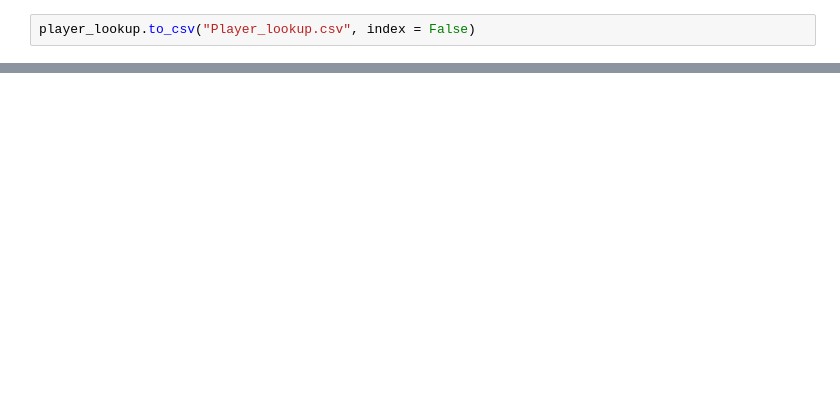
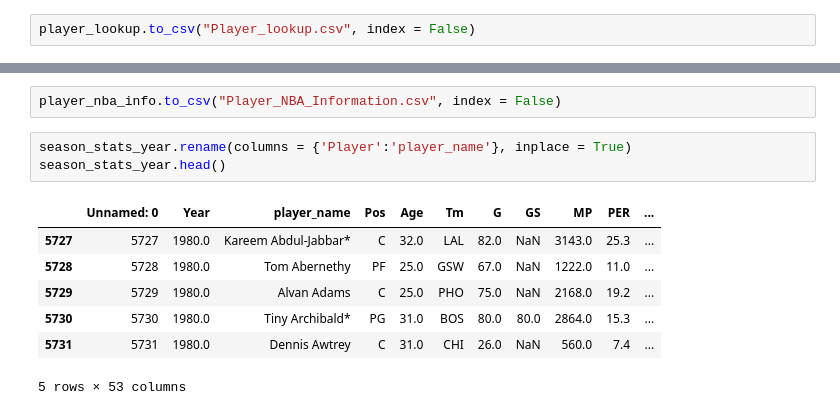
Before and after one commit to NotkerNotker/ETL-Pros, a Jupyter notebook: NBA_Players.ipynb, the cells around one changed output, grey strips where cells are left out. Cells and saved outputs as stored; diff of their text form; blank space fills up the shorter version.

```diff
--- a/NBA_Players.ipynb
+++ b/NBA_Players.ipynb
@@ -140,0 +203,13 @@ player_lookup.to_csv("Player_lookup.csv", index = False)
+# %%
+player_nba_info.to_csv("Player_NBA_Information.csv", index = False)
+# %%
+season_stats_year.rename(columns = {'Player':'player_name'}, inplace = True)
+season_stats_year.head()
+# %% [output]
+|  | Unnamed: 0 | Year | player_name | Pos | Age | Tm | G | GS | MP | PER | ... |
+| 5727 | 5727 | 1980.0 | Kareem Abdul-Jabbar* | C | 32.0 | LAL | 82.0 | NaN | 3143.0 | 25.3 | ... |
+| 5728 | 5728 | 1980.0 | Tom Abernethy | PF | 25.0 | GSW | 67.0 | NaN | 1222.0 | 11.0 | ... |
+| 5729 | 5729 | 1980.0 | Alvan Adams | C | 25.0 | PHO | 75.0 | NaN | 2168.0 | 19.2 | ... |
+| 5730 | 5730 | 1980.0 | Tiny Archibald* | PG | 31.0 | BOS | 80.0 | 80.0 | 2864.0 | 15.3 | ... |
+| 5731 | 5731 | 1980.0 | Dennis Awtrey | C | 31.0 | CHI | 26.0 | NaN | 560.0 | 7.4 | ... |
+5 rows × 53 columns
```
Also changed, not shown: parts of 19 cells of this notebook, 3 other files.
